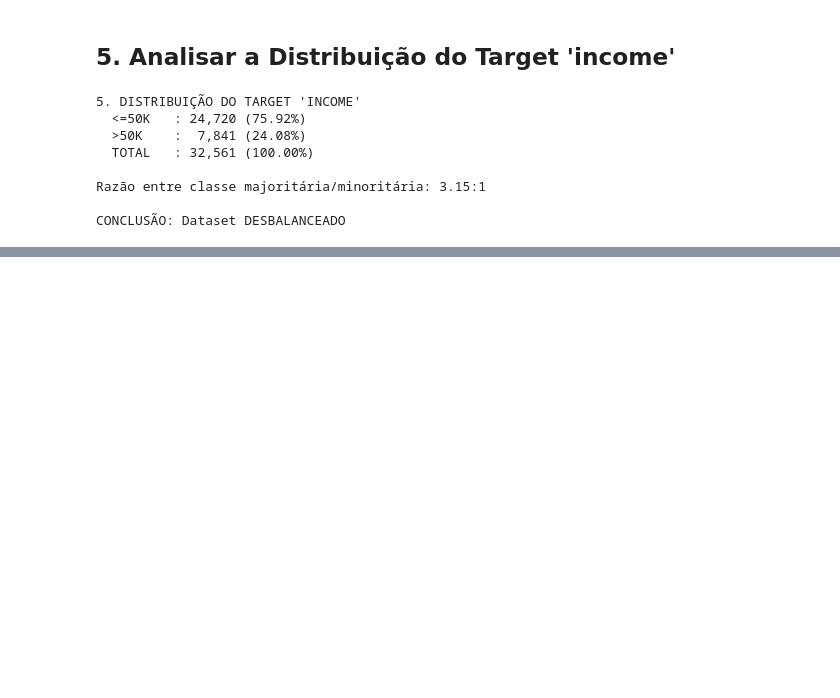
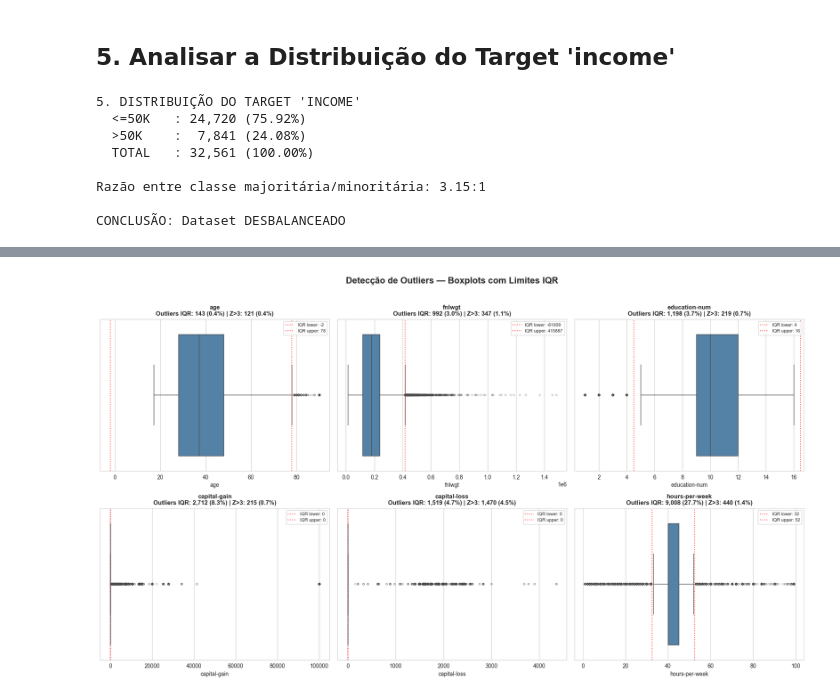
Before and after one commit to NicolasVolf/aps1-machinelearning, a Jupyter notebook: aps1.ipynb, the cells around one changed output, grey strips where cells are left out. Cells and saved outputs as stored; diff of their text form; code cells hidden in the pictures; blank space fills up the shorter version.

```diff
--- a/aps1.ipynb
+++ b/aps1.ipynb
@@ -247,0 +512,24 @@ CONCLUSÃO: Dataset DESBALANCEADO
+# %%
+# Visualização: Boxplots com limites IQR destacados
+fig, axes = plt.subplots(2, 3, figsize=(18, 10))
+axes = axes.flatten()
+
+for i, col in enumerate(numerical):
+    ax = axes[i]
+    sns.boxplot(x=df[col], ax=ax, color='steelblue',
+                flierprops=dict(marker='o', markersize=3, alpha=0.3, color='red'))
+
+    info = outlier_summary[col]
+    ax.axvline(info['iqr_lower'], color='red', linestyle=':', alpha=0.7, label=f'IQR lower: {info["iqr_lower"]:.0f}')
+    ax.axvline(info['iqr_upper'], color='red', linestyle=':', alpha=0.7, label=f'IQR upper: {info["iqr_upper"]:.0f}')
+
+    ax.set_title(f'{col}\nOutliers IQR: {info["iqr_count"]:,} ({info["iqr_pct"]:.1f}%) | Z>3: {info["z_count"]:,} ({info["z_pct"]:.1f}%)',
+                 fontsize=11, fontweight='bold')
+    ax.set_xlabel(col)
+    ax.legend(fontsize=8, loc='upper right')
+
+plt.suptitle('Detecção de Outliers — Boxplots com Limites IQR', fontsize=16, fontweight='bold', y=1.02)
+plt.tight_layout()
+plt.show()
+# %% [output]
+[figure, added]
```
Also changed, not shown: parts of 12 cells of this notebook.
